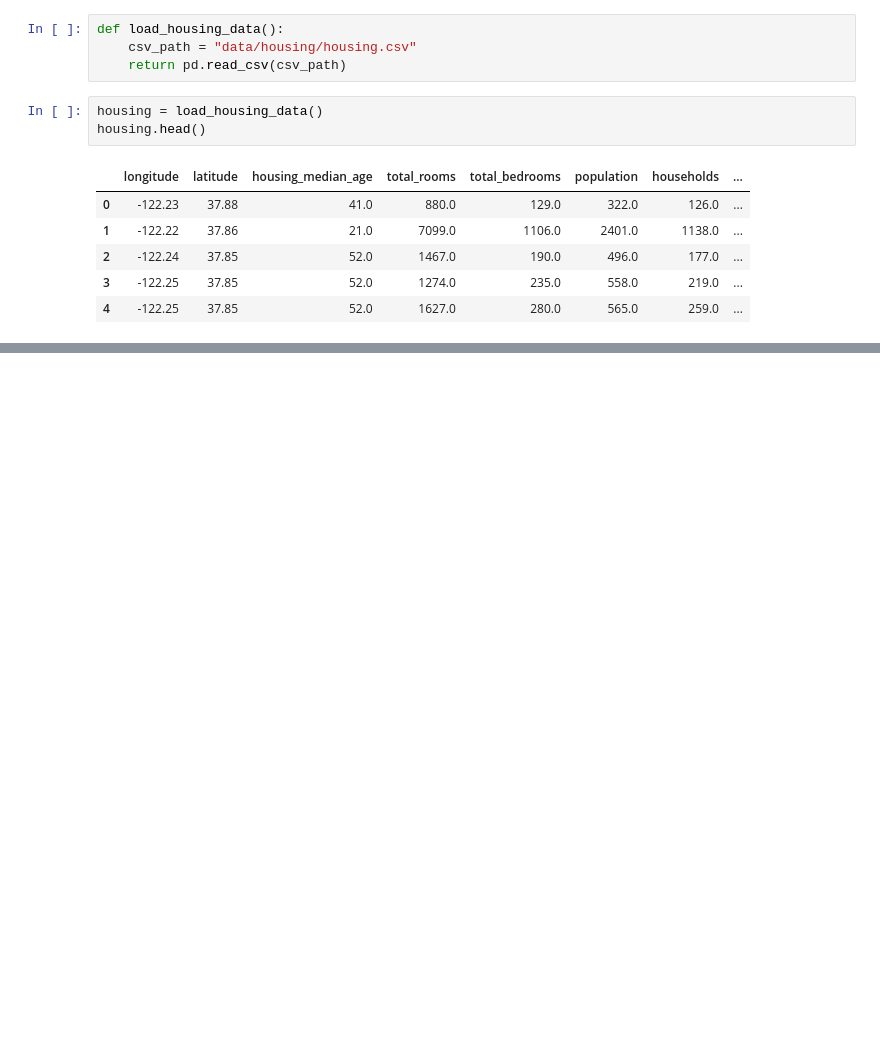
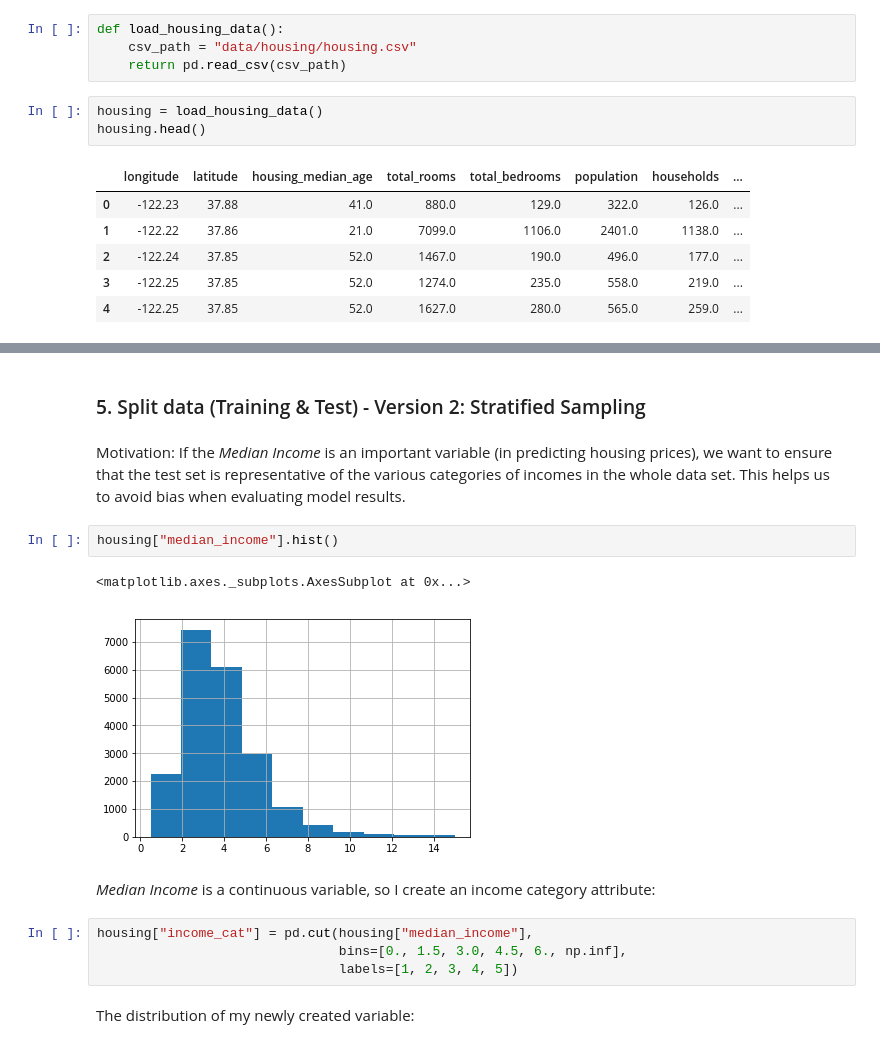
Before and after one commit to alexpberger/california-house-pricing, a Jupyter notebook: California House Pricing.ipynb, the cells around one changed output, grey strips where cells are left out. Drawn from its saved outputs; the diff is of its cells as text; blank space fills up the shorter version.

```diff
--- a/California House Pricing.ipynb
+++ b/California House Pricing.ipynb
@@ -42,0 +103,17 @@ housing.head()
+# %% [markdown]
+### 5. Split data (Training & Test) - Version 2: Stratified Sampling
+# %% [markdown]
+Motivation: If the *Median Income* is an important variable (in predicting housing prices), we want to ensure that the test set is representative of the various categories of incomes in the whole data set. This helps us to avoid bias when evaluating model results.
+# %%
+housing["median_income"].hist()
+# %% [output]
+<matplotlib.axes._subplots.AxesSubplot at 0x...>
+[figure, added]
+# %% [markdown]
+*Median Income* is a continuous variable, so I create an income category attribute:
+# %%
+housing["income_cat"] = pd.cut(housing["median_income"],
+                               bins=[0., 1.5, 3.0, 4.5, 6., np.inf],
+                               labels=[1, 2, 3, 4, 5])
+# %% [markdown]
+The distribution of my newly created variable:
```
Also changed, not shown: parts of 28 cells of this notebook.
